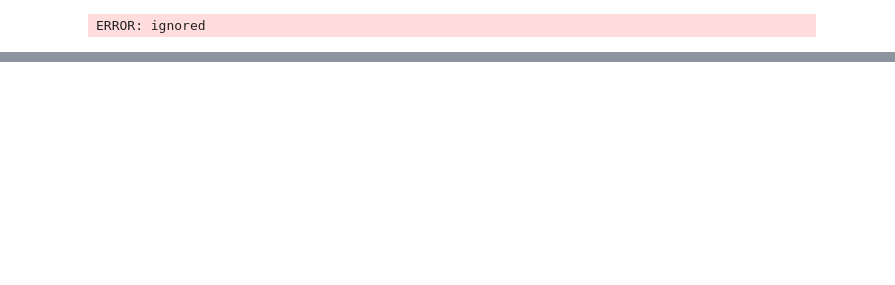
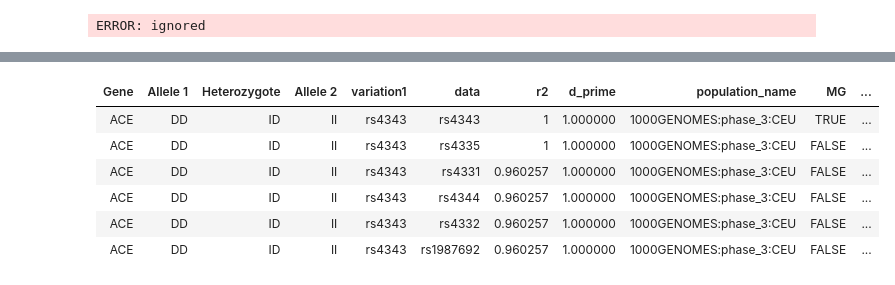
Before and after one commit to vvp310792/genetics_scripts, a Jupyter notebook: genotek_atlas_23andme_interpritator.ipynb, the cells around one changed output, grey strips where cells are left out. Cells and saved outputs as stored; diff of their text form; code cells hidden in the pictures; blank space fills up the shorter version.

```diff
--- a/genotek_atlas_23andme_interpritator.ipynb
+++ b/genotek_atlas_23andme_interpritator.ipynb
@@ -517,0 +874,2 @@ ERROR: ignored
+# %%
+mygenetics_polymorphism_0<-read_sheet("https://docs.google.com/spreadsheets/d/1SusCweQyufxlX84VS4DWIWsxDnUM0LxH2dbwmpDoTho/edit#gid=323829477",sheet = "LD_data" )
@@ -517,0 +885,4 @@ ERROR: ignored
+# %%
+mygenetics_polymorphism<-mygenetics_polymorphism_0
+# %%
+mygenetics_polymorphism<-cbind(mygenetics_polymorphism,atlas_snp=rep(FALSE,nrow(mygenetics_polymorphism)),atlas_genotype=rep(FALSE,nrow(mygenetics_polymorphism)))
@@ -517,0 +892,14 @@ ERROR: ignored
+# %%
+
+mygenetics_polymorphism[mygenetics_polymorphism$data %in% atlas_row_data_example[atlas_row_data_example$rsid %in% mygenetics_polymorphism$data,]$rsid,]$atlas_snp<-atlas_row_data_example[mygenetics_polymorphism[mygenetics_polymorphism$data %in% atlas_row_data_example[atlas_row_data_example$rsid %in% mygenetics_polymorphism$data,]$rsid,]$data,]$rsid
+mygenetics_polymorphism[mygenetics_polymorphism$data %in% atlas_row_data_example[atlas_row_data_example$rsid %in% mygenetics_polymorphism$data,]$rsid,]$atlas_genotype<-atlas_row_data_example[mygenetics_polymorphism[mygenetics_polymorphism$data %in% atlas_row_data_example[atlas_row_data_example$rsid %in% mygenetics_polymorphism$data,]$rsid,]$data,]$genotype
+# %%
+head(mygenetics_polymorphism[mygenetics_polymorphism$data %in% atlas_row_data_example[atlas_row_data_example$rsid %in% mygenetics_polymorphism$data,]$rsid,])
+# %% [output]
+| Gene | Allele 1 | Heterozygote | Allele 2 | variation1 | data | r2 | d_prime | population_name | MG | ... |
+| ACE | DD | ID | II | rs4343 | rs4343 | 1 | 1.000000 | 1000GENOMES:phase_3:CEU | TRUE | ... |
+| ACE | DD | ID | II | rs4343 | rs4335 | 1 | 1.000000 | 1000GENOMES:phase_3:CEU | FALSE | ... |
+| ACE | DD | ID | II | rs4343 | rs4331 | 0.960257 | 1.000000 | 1000GENOMES:phase_3:CEU | FALSE | ... |
+| ACE | DD | ID | II | rs4343 | rs4344 | 0.960257 | 1.000000 | 1000GENOMES:phase_3:CEU | FALSE | ... |
+| ACE | DD | ID | II | rs4343 | rs4332 | 0.960257 | 1.000000 | 1000GENOMES:phase_3:CEU | FALSE | ... |
+| ACE | DD | ID | II | rs4343 | rs1987692 | 0.960257 | 1.000000 | 1000GENOMES:phase_3:CEU | FALSE | ... |
```
Also changed, not shown: parts of 106 cells of this notebook.
